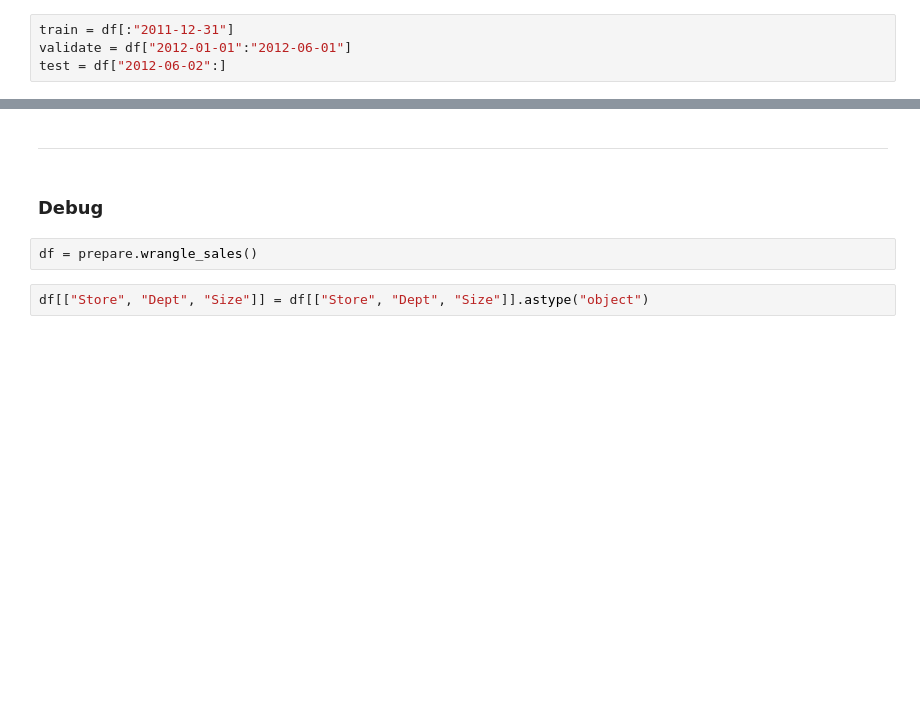
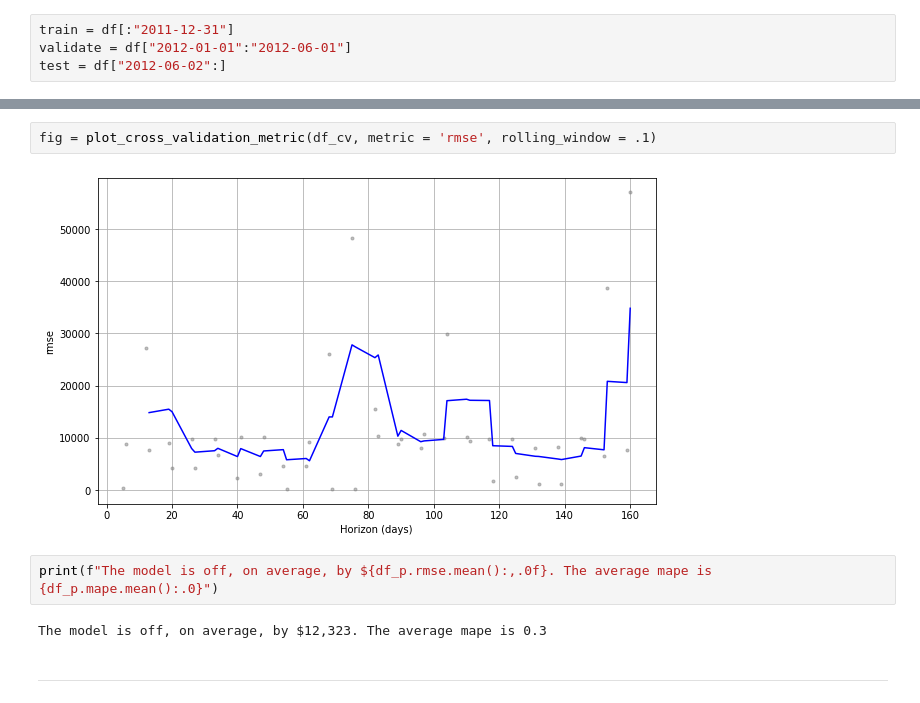
Before and after one commit to guedanie/retail-time-series-project, a Jupyter notebook: retail-time-series-analysis.ipynb, the cells around one changed output, grey strips where cells are left out. Cells and saved outputs as stored; diff of their text form; blank space fills up the shorter version.

```diff
--- a/retail-time-series-analysis.ipynb
+++ b/retail-time-series-analysis.ipynb
@@ -527,8 +566,10 @@ test = df["2012-06-02":]
+# %%
+fig = plot_cross_validation_metric(df_cv, metric = 'rmse', rolling_window = .1)
+# %% [output]
+[figure, added]
+# %%
+print(f"The model is off, on average, by ${df_p.rmse.mean():,.0f}. The average mape is {df_p.mape.mean():.0}")
+# %% [output]
+The model is off, on average, by $12,323. The average mape is 0.3
 # %% [markdown]
 ------------
-# %% [markdown]
-### Debug
-# %%
-df = prepare.wrangle_sales()
-# %%
-df[["Store", "Dept", "Size"]] = df[["Store", "Dept", "Size"]].astype("object")
```
Also changed, not shown: parts of 52 cells of this notebook.
